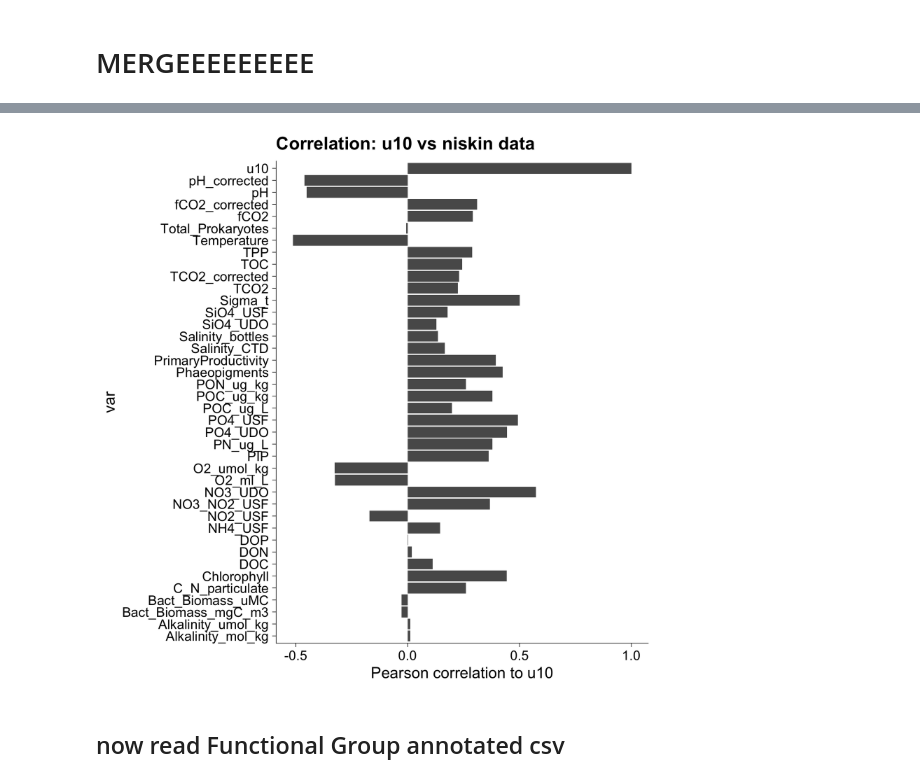
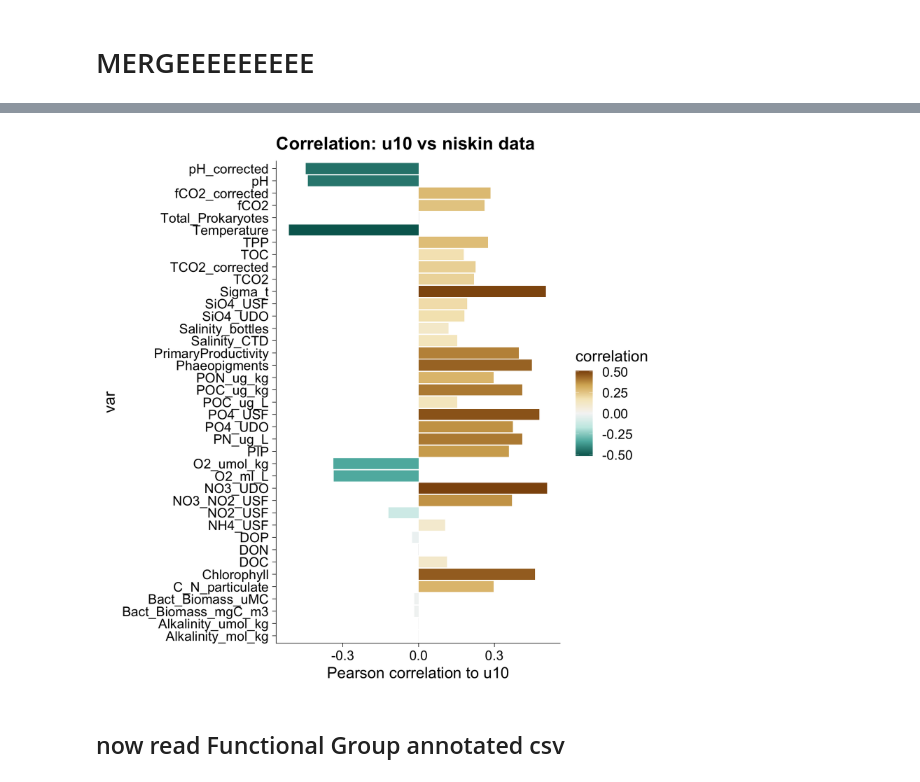
Before and after one commit to ben1post/BennyPhD, a Jupyter notebook: CaRiaco/SCRIPPS/CARIACO_data/PrelimDataExploration/Climate2Nisking_merge_PLOT.ipynb, the cells around one changed output, grey strips where cells are left out. Cells and saved outputs as stored; diff of their text form; code cells hidden in the pictures.

Commit message:
add debbie's code + cariaco data updates

```diff
--- a/CaRiaco/SCRIPPS/CARIACO_data/PrelimDataExploration/Climate2Nisking_merge_PLOT.ipynb
+++ b/CaRiaco/SCRIPPS/CARIACO_data/PrelimDataExploration/Climate2Nisking_merge_PLOT.ipynb
@@ -418,11 +425,14 @@ A data.frame: 6 × 2
 # %%
 options(repr.plot.width=15, repr.plot.height=15)
 
-ggplot(data=niskinVSu10_df, aes(x=var, y=correlation)) +
+limit <- max(abs(niskinVSu10_df[-1,]$correlation)) * c(-1, 1)
+
+ggplot(data=niskinVSu10_df[-1,], aes(x=var, y=correlation, fill=correlation)) +
     geom_bar(stat="identity") + ylab("Pearson correlation to u10") +
-    theme_cowplot(font_size=30) + coord_flip() + ggtitle("Correlation: u10 vs niskin data")
+    theme_cowplot(font_size=30) + coord_flip() + ggtitle("Correlation: u10 vs niskin data") +
+    scale_fill_distiller(type='div', limit = limit)
 # %% [output]
-[figure, old version]
+[figure, new version]
 # %%
 ggsave('u10vsNiskin_correlation_plot.pdf', width=15, height=15)
 # %%
```
Also changed, not shown: parts of 27 cells of this notebook, 14 other files.
